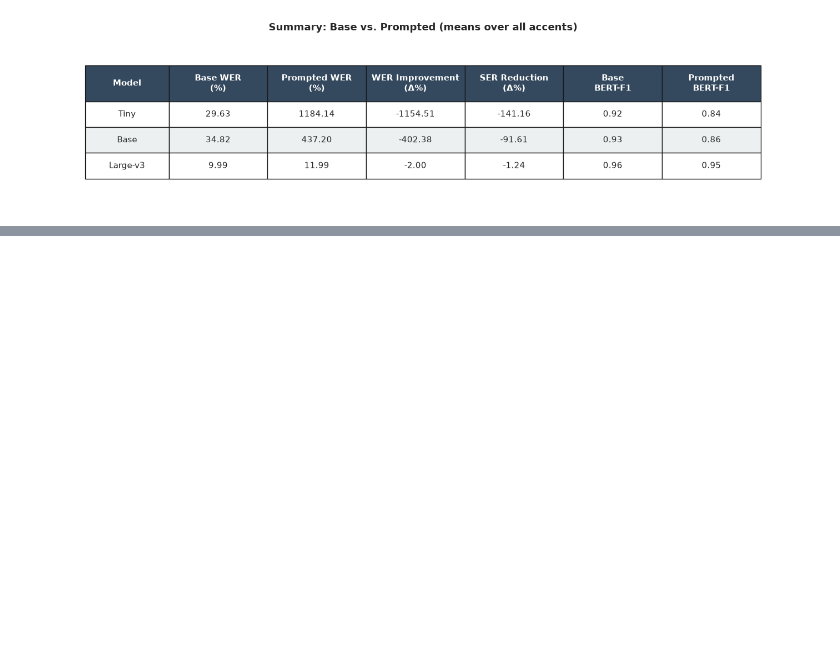
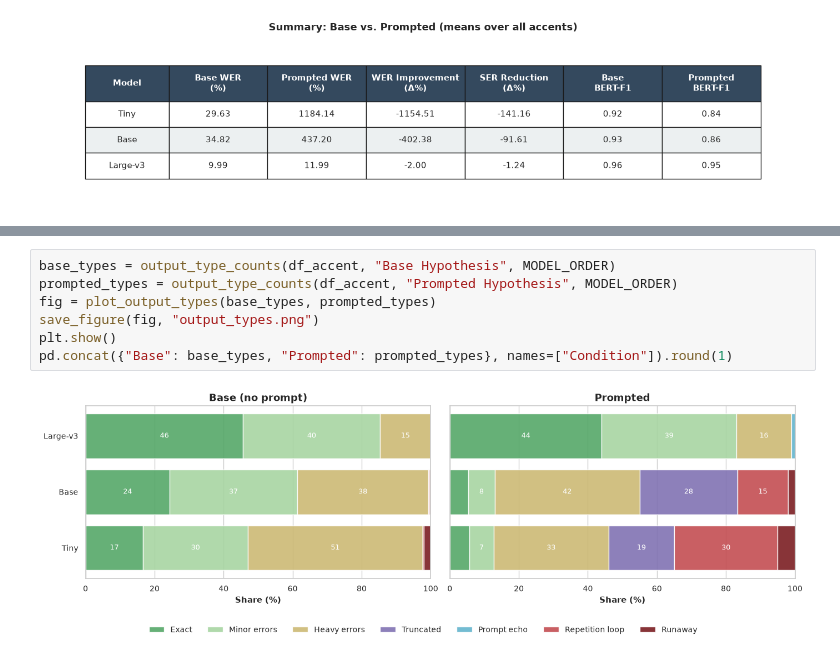
Before and after one commit to finnlimjc/AI-Systems-Evaluation, a Jupyter notebook: notebooks/results_analysis.ipynb, the cells around one changed output, grey strips where cells are left out. Drawn from its saved outputs; the diff is of its cells as text; blank space fills up the shorter version.

```diff
--- a/notebooks/results_analysis.ipynb
+++ b/notebooks/results_analysis.ipynb
@@ -84,0 +298,9 @@ plt.show()
+# %%
+base_types = output_type_counts(df_accent, "Base Hypothesis", MODEL_ORDER)
+prompted_types = output_type_counts(df_accent, "Prompted Hypothesis", MODEL_ORDER)
+fig = plot_output_types(base_types, prompted_types)
+save_figure(fig, "output_types.png")
+plt.show()
+pd.concat({"Base": base_types, "Prompted": prompted_types}, names=["Condition"]).round(1)
+# %% [output]
+[figure, added]
```
Also changed, not shown: parts of 33 cells of this notebook, 5 other files.
